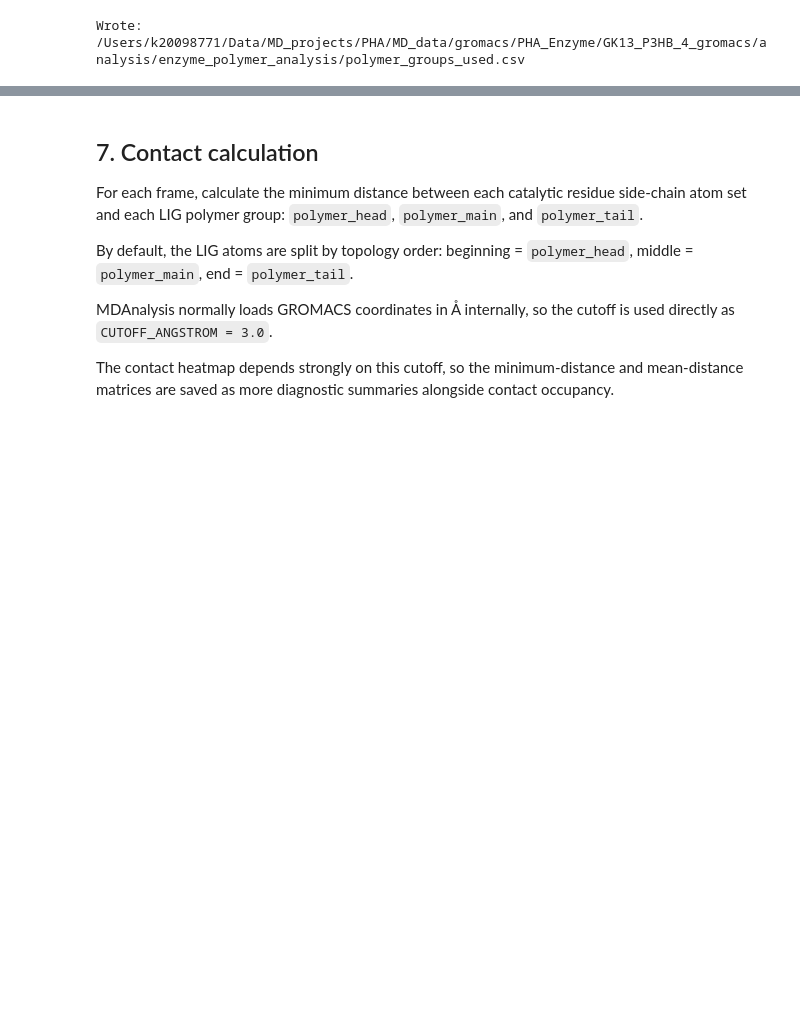
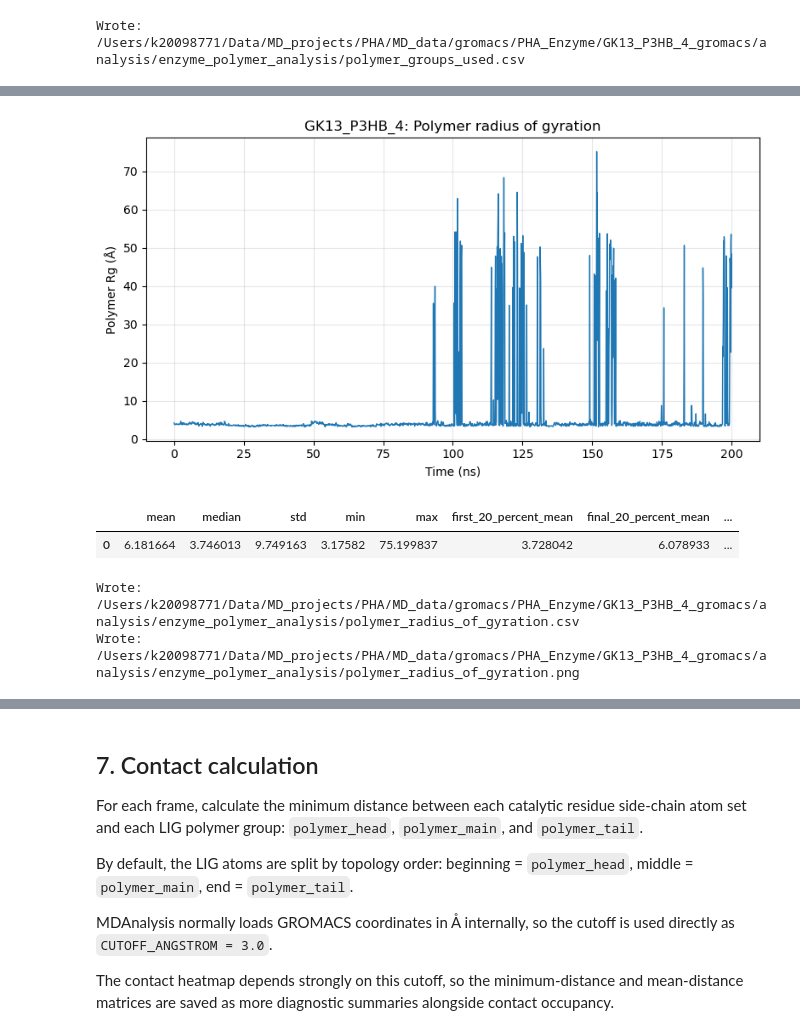
Before and after one commit to MMLabCodes/iPHAsimulatorV2, a Jupyter notebook: notebooks/12_enzyme-polymer_analysis.ipynb, the cells around one changed output, grey strips where cells are left out. Saved outputs shown, nothing was run; the diff lists cells and outputs as text; code cells hidden in the pictures; blank space fills up the shorter version.

```diff
--- a/notebooks/12_enzyme-polymer_analysis.ipynb
+++ b/notebooks/12_enzyme-polymer_analysis.ipynb
@@ -499,0 +667,23 @@ Wrote: /Users/k20098771/Data/MD_projects/PHA/MD_data/gromacs/PHA_Enzyme/GK13_P3H
+# %%
+POLYMER_RG_CSV = OUTPUT_DIR / "polymer_radius_of_gyration.csv"
+POLYMER_RG_PNG = OUTPUT_DIR / "polymer_radius_of_gyration.png"
+
+polymer_rg_rows = []
+for ts in u.trajectory:
+    polymer_rg_rows.append(trajectory_row(ts, "polymer_rg_A", polymer_atoms.radius_of_gyration()))
+
+polymer_rg_df = pd.DataFrame(polymer_rg_rows)
+polymer_rg_stats = save_metric_outputs(
+    polymer_rg_df,
+    "polymer_rg_A",
+    POLYMER_RG_CSV,
+    POLYMER_RG_PNG,
+    "Polymer Rg (Å)",
+    f"{SYSTEM_NAME}: Polymer radius of gyration",
+)
+# %% [output]
+[figure, added]
+|  | mean | median | std | min | max | first_20_percent_mean | final_20_percent_mean | ... |
+| 0 | 6.181664 | 3.746013 | 9.749163 | 3.17582 | 75.199837 | 3.728042 | 6.078933 | ... |
+Wrote: /Users/k20098771/Data/MD_projects/PHA/MD_data/gromacs/PHA_Enzyme/GK13_P3HB_4_gromacs/analysis/enzyme_polymer_analysis/polymer_radius_of_gyration.csv
+Wrote: /Users/k20098771/Data/MD_projects/PHA/MD_data/gromacs/PHA_Enzyme/GK13_P3HB_4_gromacs/analysis/enzyme_polymer_analysis/polymer_radius_of_gyration.png
```
Also changed, not shown: parts of 18 cells of this notebook.
